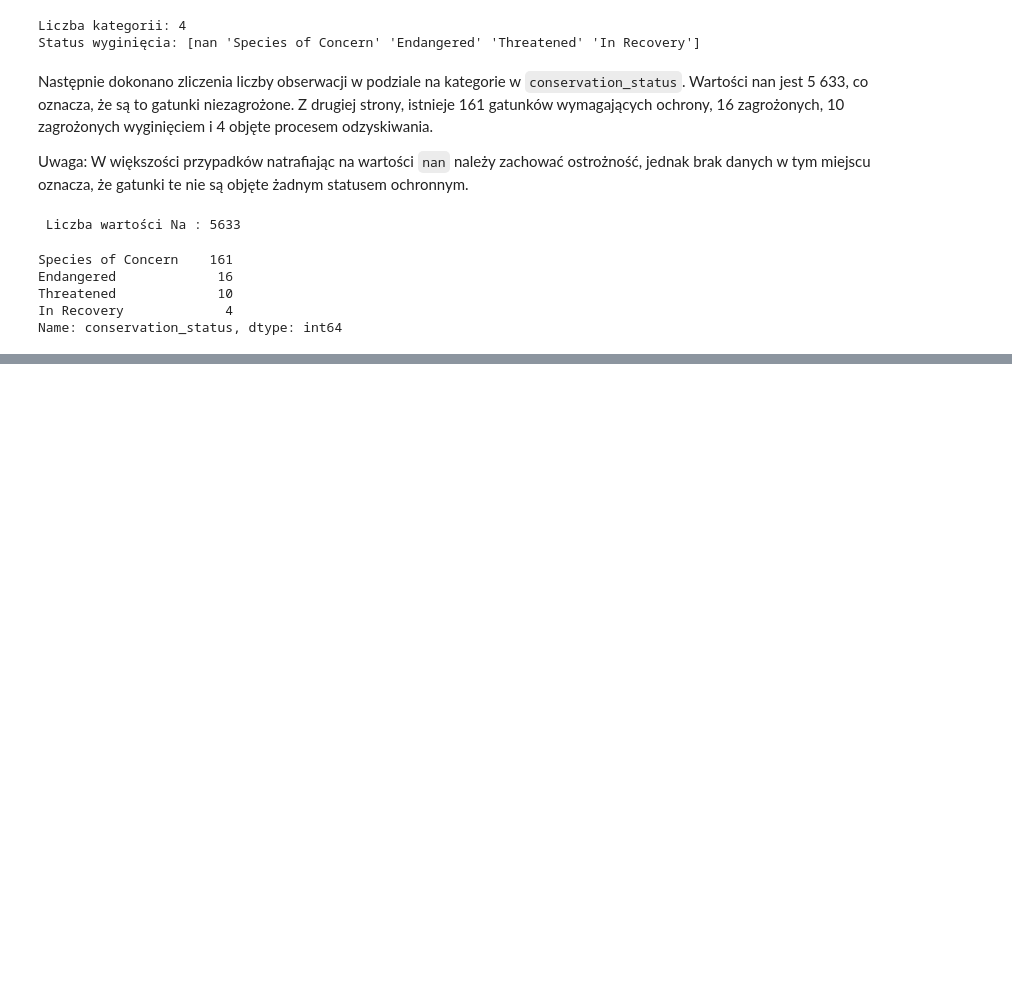
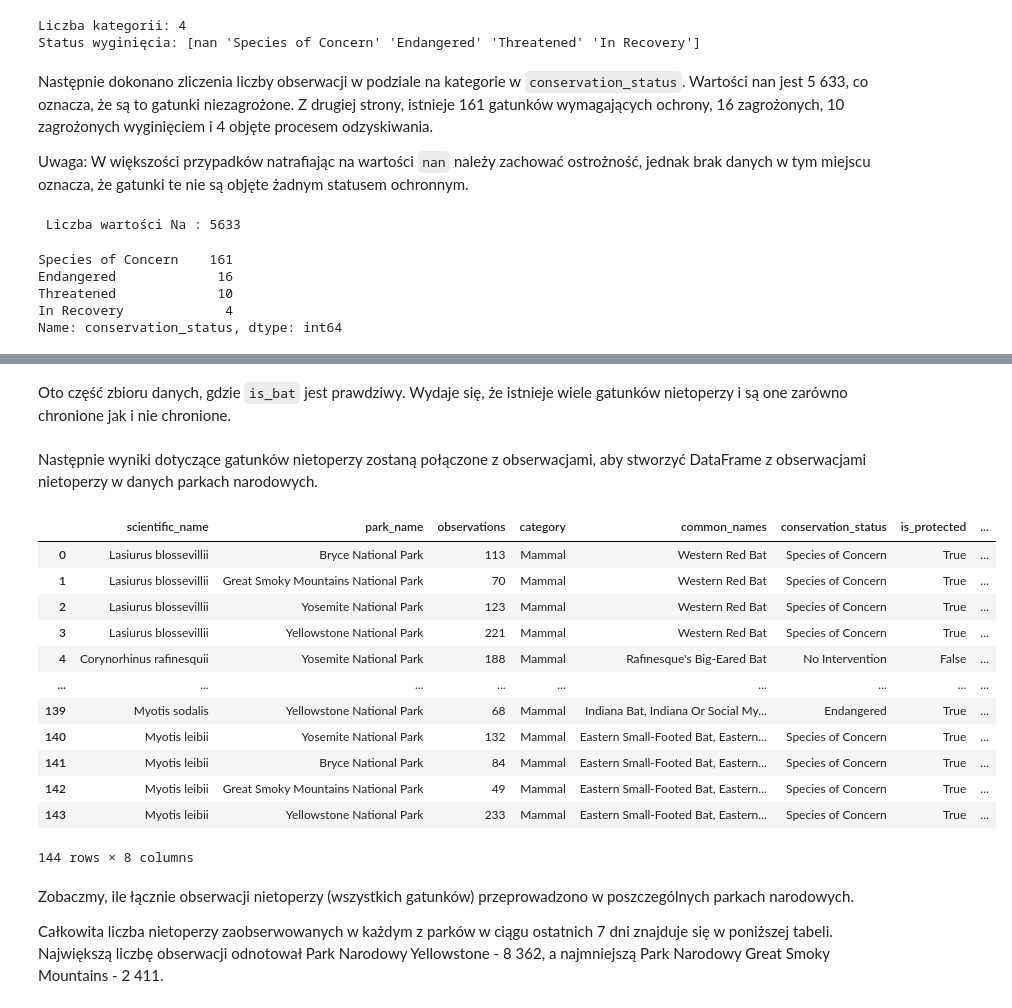
Before and after one commit to KingAMJ23/Endangered-species, a Jupyter notebook: biodiversity.ipynb, the cells around one changed output, grey strips where cells are left out. Drawn from its saved outputs; the diff is of its cells as text; code cells hidden in the pictures; blank space fills up the shorter version.

```diff
--- a/biodiversity.ipynb
+++ b/biodiversity.ipynb
@@ -145,0 +413,25 @@ Name: conservation_status, dtype: int64
+# %% [markdown]
+Oto część zbioru danych, gdzie `is_bat` jest prawdziwy. Wydaje się, że istnieje wiele gatunków nietoperzy i są one zarówno chronione jak i nie chronione.
+# %% [markdown]
+Następnie wyniki dotyczące gatunków nietoperzy zostaną połączone z obserwacjami, aby stworzyć DataFrame z obserwacjami nietoperzy w danych parkach narodowych.
+# %%
+bat_observations = observations.merge(species[species.is_bat])
+bat_observations
+# %% [output]
+|  | scientific_name | park_name | observations | category | common_names | conservation_status | is_protected | ... |
+| 0 | Lasiurus blossevillii | Bryce National Park | 113 | Mammal | Western Red Bat | Species of Concern | True | ... |
+| 1 | Lasiurus blossevillii | Great Smoky Mountains National Park | 70 | Mammal | Western Red Bat | Species of Concern | True | ... |
+| 2 | Lasiurus blossevillii | Yosemite National Park | 123 | Mammal | Western Red Bat | Species of Concern | True | ... |
+| 3 | Lasiurus blossevillii | Yellowstone National Park | 221 | Mammal | Western Red Bat | Species of Concern | True | ... |
+| 4 | Corynorhinus rafinesquii | Yosemite National Park | 188 | Mammal | Rafinesque's Big-Eared Bat | No Intervention | False | ... |
+| ... | ... | ... | ... | ... | ... | ... | ... | ... |
+| 139 | Myotis sodalis | Yellowstone National Park | 68 | Mammal | Indiana Bat, Indiana Or Social My... | Endangered | True | ... |
+| 140 | Myotis leibii | Yosemite National Park | 132 | Mammal | Eastern Small-Footed Bat, Eastern... | Species of Concern | True | ... |
+| 141 | Myotis leibii | Bryce National Park | 84 | Mammal | Eastern Small-Footed Bat, Eastern... | Species of Concern | True | ... |
+| 142 | Myotis leibii | Great Smoky Mountains National Park | 49 | Mammal | Eastern Small-Footed Bat, Eastern... | Species of Concern | True | ... |
+| 143 | Myotis leibii | Yellowstone National Park | 233 | Mammal | Eastern Small-Footed Bat, Eastern... | Species of Concern | True | ... |
+144 rows × 8 columns
+# %% [markdown]
+Zobaczmy, ile łącznie obserwacji nietoperzy (wszystkich gatunków) przeprowadzono w poszczególnych parkach narodowych.
+
+Całkowita liczba nietoperzy zaobserwowanych w każdym z parków w ciągu ostatnich 7 dni znajduje się w poniższej tabeli. Największą liczbę obserwacji odnotował Park Narodowy Yellowstone - 8 362, a najmniejszą Park Narodowy Great Smoky Mountains - 2 411.
```
Also changed, not shown: parts of 45 cells of this notebook.
